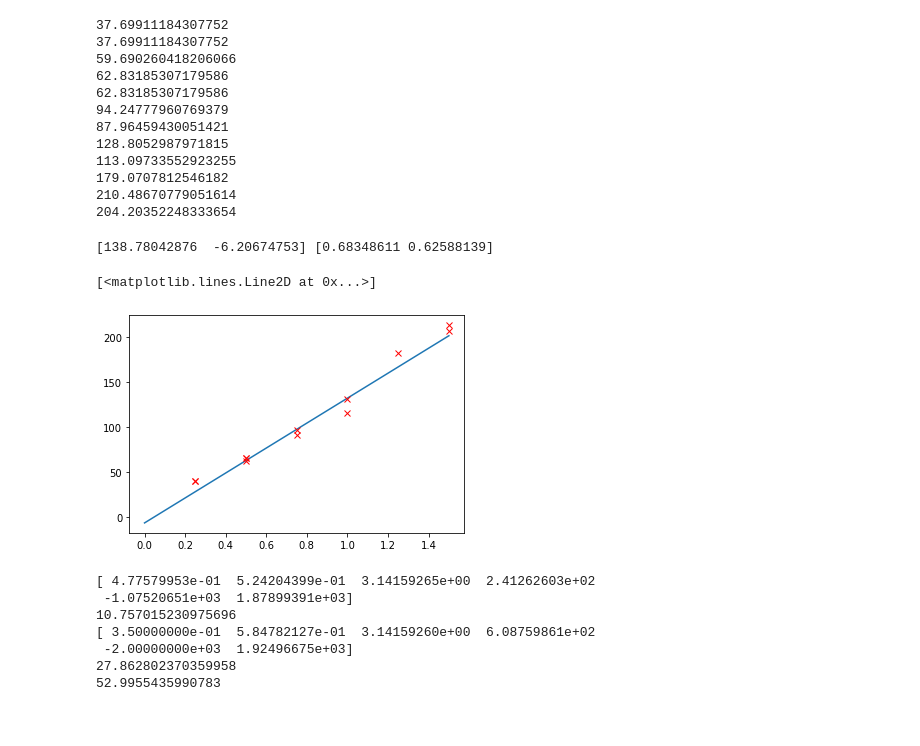
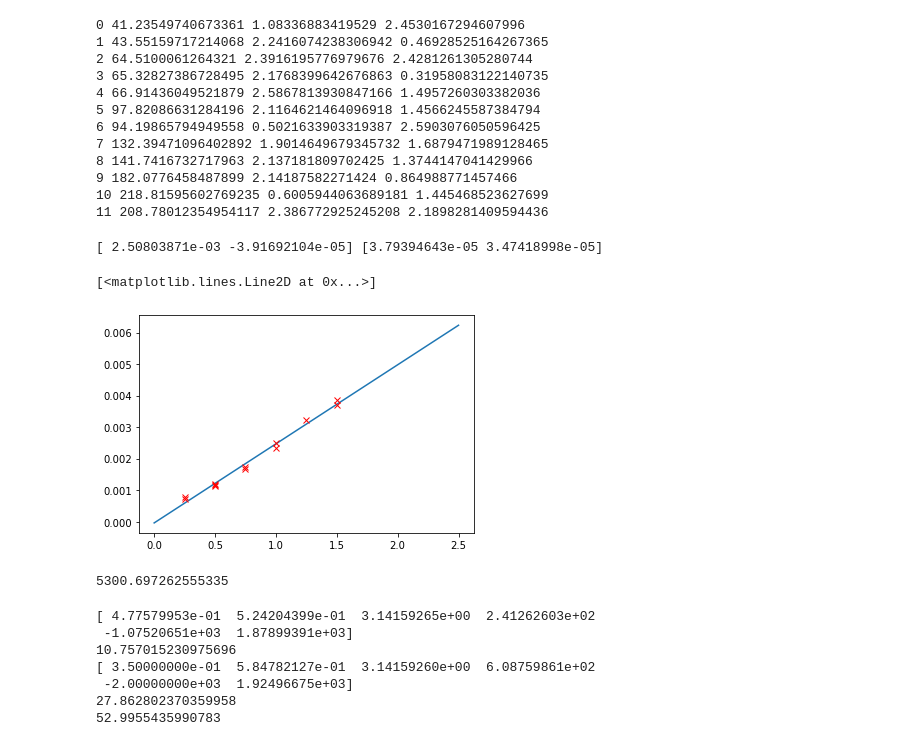
Before and after one commit to ttlindkvist/exphys2, a Jupyter notebook: Mach Zehnder/pressure.ipynb, the cells around one changed output. Drawn from its saved outputs; the diff is of its cells as text; code cells hidden in the pictures.

```diff
--- a/Mach Zehnder/pressure.ipynb
+++ b/Mach Zehnder/pressure.ipynb
@@ -58,6 +58,8 @@ def count_peaks_and_troughs(data, min_t, max_t):
     n = 0
     has_peaked_max = False
     has_peaked_min = False
+    first_extreme = -1
+    last_extreme = 0
     for i in range(len(data)):
         if has_peaked_max == True:
             if data[i,1] < min_t:
@@ -70,8 +72,14 @@ def count_peaks_and_troughs(data, min_t, max_t):
             if data[i,1] > max_t:
                 has_peaked_max = True
                 n += 1
+                if first_extreme == -1:
+                    first_extreme = i
+                last_extreme = i
         if has_peaked_min == False:
             if data[i,1] < min_t:
                 has_peaked_min = True
                 n += 1
-    return n
+                if first_extreme == -1:
+                    first_extreme = i
+                last_extreme = i
+    return n, first_extreme, last_extreme
@@ -89,14 +93,14 @@ intervals = [
     [9200, 19600],
     [7800, 17800],
     [21100, 54000],
-    [10000, 23000],
+    [10000, 24000],
     [33000, 84000],
     # [8500, 23300],
     # [0,-1],
     [36000, 140000],
     [33500, 64000],
 ]
-i = 10
+i = 8
 data = load_data(i)
 normalize_data(data)
 
@@ -111,9 +115,11 @@ plt.plot(data[start:end,0], data[start:end,1])
 # %%
-high_peaks = find_peaks(data[start:end,1], height=0.95, distance=400)[0]
-low_peaks = find_peaks(-data[start:end,1], height=-0.05, distance=400)[0]
+high_peaks = find_peaks(data[start:end,1], height=0.93, distance=400)[0]
+low_peaks = find_peaks(-data[start:end,1], height=-0.07, distance=400)[0]
 plt.plot(data[start:end,0], data[start:end,1])
 plt.plot(data[low_peaks+start,0], data[low_peaks+start,1], 'rx')
 plt.plot(data[high_peaks+start,0], data[high_peaks+start,1], 'gx')
-print(count_peaks_and_troughs(data[start:end], 0.05, 0.95))
+n, first, last = count_peaks_and_troughs(data[start:end], 0.07, 0.9)
+print(n, first, last)
+plt.plot(data[np.array((first,last))+start,0],data[np.array((first,last))+start,1],'kx')
 print(len(high_peaks)+len(low_peaks))
 # %% [output]
@@ -130,36 +136,53 @@ for i in range(12):
 
     # high_peaks = find_peaks(signal[:,1], height=0.97, distance=400)[0]
     # low_peaks = find_peaks(-signal[:,1], height=-0.05, distance=400)[0]
-    p = count_peaks_and_troughs(signal, 0.05, 0.95)*np.pi
-    print(p)
+    n, first_ex, last_ex = count_peaks_and_troughs(signal, 0.07, 0.93)
+    first_ex = np.sign(2*signal[first_ex,1]-1)
+    last_ex = np.sign(2*signal[last_ex,1]-1)
+    first_correction = np.abs(np.arccos(first_ex) - np.arccos(2*signal[0,1]-1))
+    last_correction = np.abs(np.arccos(last_ex) - np.arccos(2*signal[-1,1]-1))
+    p = np.pi*n + first_correction + last_correction
+    # print(np.arccos(2*signal[first_ex,1]-1), np.arccos(2*signal[0,1]-1))
+    print(i, p, first_correction, last_correction)
+    # print(p)
     phases.append(p)
 # %% [output]
-37.69911184307752
-37.69911184307752
-59.690260418206066
-62.83185307179586
-62.83185307179586
-94.24777960769379
-87.96459430051421
-128.8052987971815
-113.09733552923255
-179.0707812546182
-210.48670779051614
-204.20352248333654
+0 41.23549740673361 1.08336883419529 2.4530167294607996
+1 43.55159717214068 2.2416074238306942 0.46928525164267365
+2 64.5100061264321 2.3916195776979676 2.4281261305280744
+3 65.32827386728495 2.1768399642676863 0.31958083122140735
+4 66.91436049521879 2.5867813930847166 1.4957260303382036
+5 97.82086631284196 2.1164621464096918 1.4566245587384794
+6 94.19865794949558 0.5021633903319387 2.5903076050596425
+7 132.39471096402892 1.9014649679345732 1.6879471989128465
+8 141.7416732717963 2.137181809702425 1.3744147041429966
+9 182.0776458487899 2.14187582271424 0.864988771457466
+10 218.81595602769235 0.6005944063689181 1.445468523627699
+11 208.78012354954117 2.386772925245208 2.1898281409594436
 # %%
 def linear(x, *args):
     A,B=args
     return A*x+B
 # %%
-popt,pcov = curve_fit(linear, pressures[:len(phases)], np.array(phases), p0=(135, 0), absolute_sigma=True)
+l = 632.8e-9
+d = 5.7e-3
+del_ns = l/(2*np.pi*d)*np.array(phases)
+n_err = l/(2*np.pi*d)*np.pi*np.ones(np.shape(phases))
+p_err = 0.1*np.ones(np.shape(phases))
+
+popt,pcov = curve_fit(linear, pressures, del_ns, p0=(7e6, 0), absolute_sigma=True, sigma=n_err)
 print(popt, np.sqrt(np.diag(pcov)))
-ps = np.linspace(0, 1.5, 100)
+ps = np.linspace(0, 2.5, 100)
 plt.plot(ps, linear(ps,*popt))
-plt.plot(pressures[:len(phases)], np.array(phases)+np.pi, 'rx')
+plt.plot(pressures, del_ns, 'rx')
 # %% [output]
-[138.78042876  -6.20674753] [0.68348611 0.62588139]
+[ 2.50803871e-03 -3.91692104e-05] [3.79394643e-05 3.47418998e-05]
 [<matplotlib.lines.Line2D at 0x...>]
-[figure, old version]
+[figure, new version]
+# %%
+l*c/(2*np.pi*d)
+# %% [output]
+5300.697262555335
 # %%
 def adv_sine(x, *args):
     a,b,c,d,e,f = args
```
Also changed, not shown: parts of 3 cells of this notebook, 54 other files.
